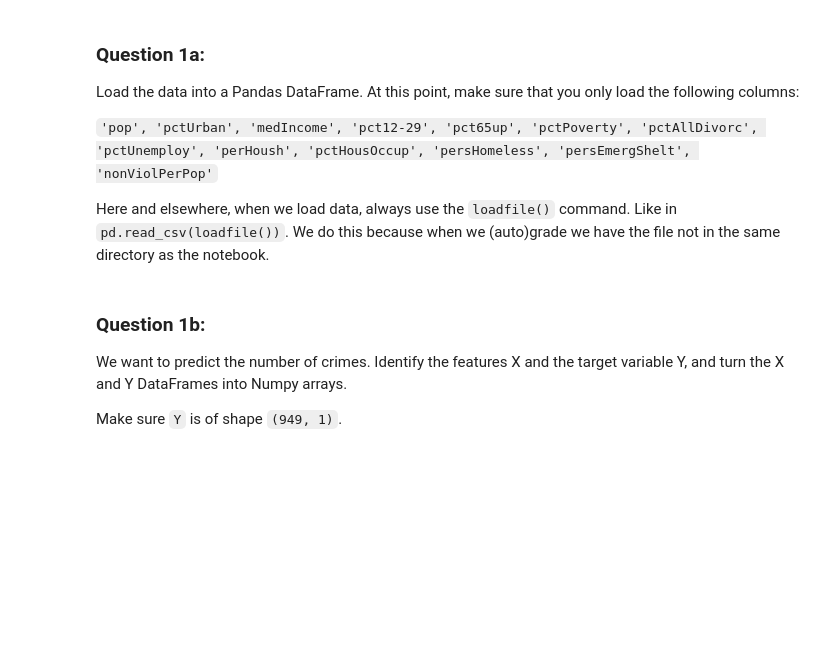
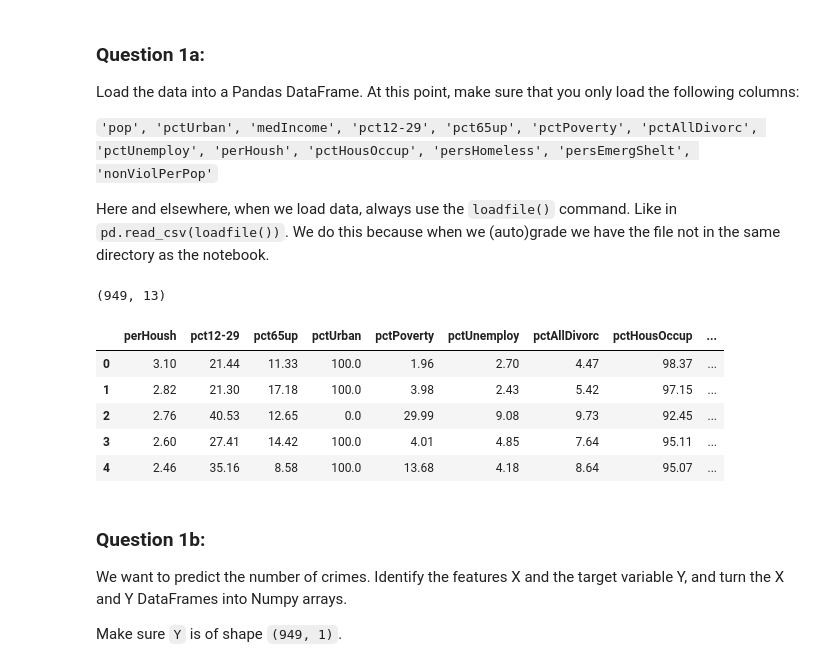
Before and after one commit to basten-leeftink/Toegepaste-Machene-Learning-Basten, a Jupyter notebook: Week1/AssignmentWeek1 (1).ipynb, the cells around one changed output. Cells and saved outputs as stored; diff of their text form; code cells hidden in the pictures; blank space fills up the shorter version.

```diff
--- a/Week1/AssignmentWeek1 (1).ipynb
+++ b/Week1/AssignmentWeek1 (1).ipynb
@@ -256,3 +252,17 @@ crime_data.head()
+# %%
+# Load the dataset
+crime_data = pd.read_csv("crime_data.csv.gz", usecols=['pop', 'pctUrban', 'medIncome', 'pct12-29', 'pct65up', 'pctPoverty', 'pctAllDivorc', 'pctUnemploy', 'perHoush', 'pctHousOccup', 'persHomeless', 'persEmergShelt', 'nonViolPerPop'])
+
+print(crime_data.shape)
+crime_data.head()
+# %% [output]
+(949, 13)
+|  | perHoush | pct12-29 | pct65up | pctUrban | pctPoverty | pctUnemploy | pctAllDivorc | pctHousOccup | ... |
+| 0 | 3.10 | 21.44 | 11.33 | 100.0 | 1.96 | 2.70 | 4.47 | 98.37 | ... |
+| 1 | 2.82 | 21.30 | 17.18 | 100.0 | 3.98 | 2.43 | 5.42 | 97.15 | ... |
+| 2 | 2.76 | 40.53 | 12.65 | 0.0 | 29.99 | 9.08 | 9.73 | 92.45 | ... |
+| 3 | 2.60 | 27.41 | 14.42 | 100.0 | 4.01 | 4.85 | 7.64 | 95.11 | ... |
+| 4 | 2.46 | 35.16 | 8.58 | 100.0 | 13.68 | 4.18 | 8.64 | 95.07 | ... |
 # %%
 assert_equal(crime_data.shape,(949, 13))
 assert_count_equal(crime_data.columns,['pop',
```
Also changed, not shown: parts of 9 cells of this notebook.
